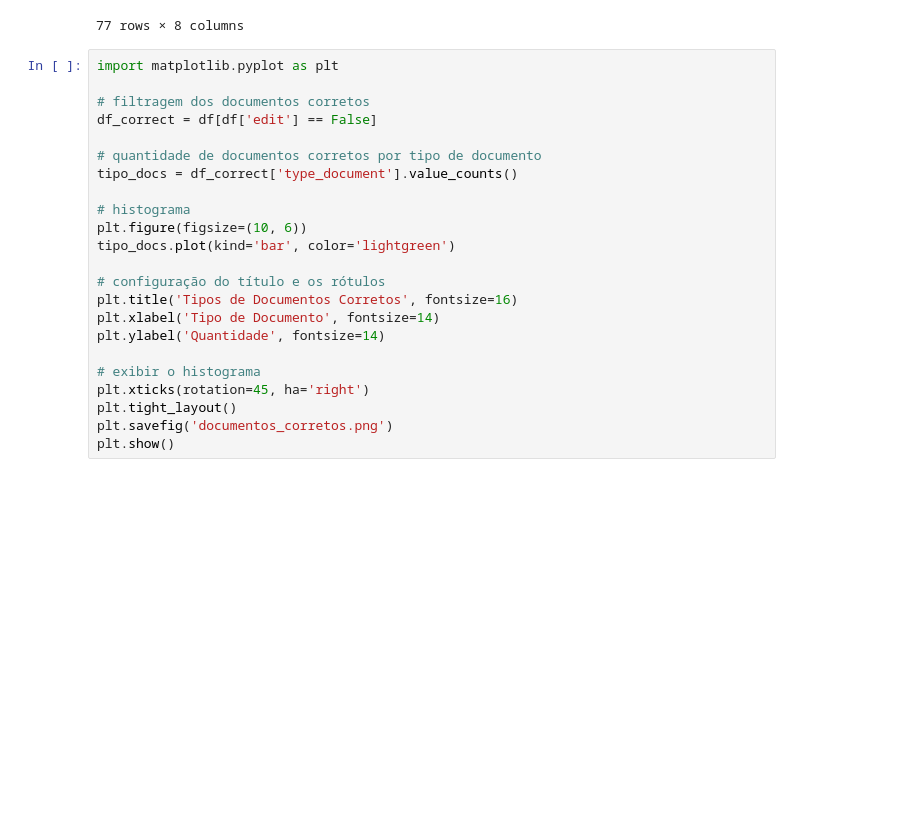
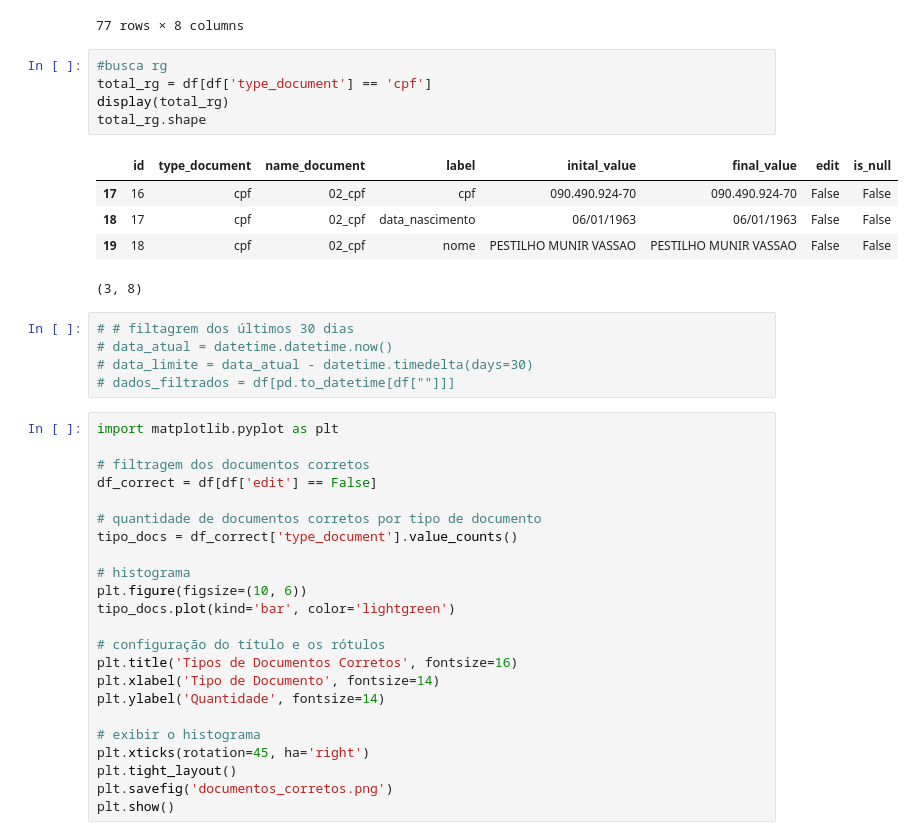
Before and after one commit to giclocate/data-analysis-di2win, a Jupyter notebook: main.ipynb, the cells around one changed output. Drawn from its saved outputs; the diff is of its cells as text; blank space fills up the shorter version.

```diff
--- a/main.ipynb
+++ b/main.ipynb
@@ -88,6 +93,22 @@ display(df_correct)
 | 84 | 93 | comprovante_residencia | 07_comprovate_residencia | numero | 56 | 56 | False | False |
 | 85 | 4 | cnh | 01_cnh | data_nascimento | 14/05/1996 | 14/05/1996 | False | False |
 77 rows × 8 columns
+# %%
+#busca rg
+total_rg = df[df['type_document'] == 'cpf']
+display(total_rg)
+total_rg.shape
+# %% [output]
+|  | id | type_document | name_document | label | inital_value | final_value | edit | is_null |
+| 17 | 16 | cpf | 02_cpf | cpf | 090.490.924-70 | 090.490.924-70 | False | False |
+| 18 | 17 | cpf | 02_cpf | data_nascimento | 06/01/1963 | 06/01/1963 | False | False |
+| 19 | 18 | cpf | 02_cpf | nome | PESTILHO MUNIR VASSAO | PESTILHO MUNIR VASSAO | False | False |
+(3, 8)
+# %%
+# # filtagrem dos últimos 30 dias
+# data_atual = datetime.datetime.now()
+# data_limite = data_atual - datetime.timedelta(days=30)
+# dados_filtrados = df[pd.to_datetime[df[""]]]
 # %%
 import matplotlib.pyplot as plt
 
```
Also changed, not shown: parts of 5 cells of this notebook.
